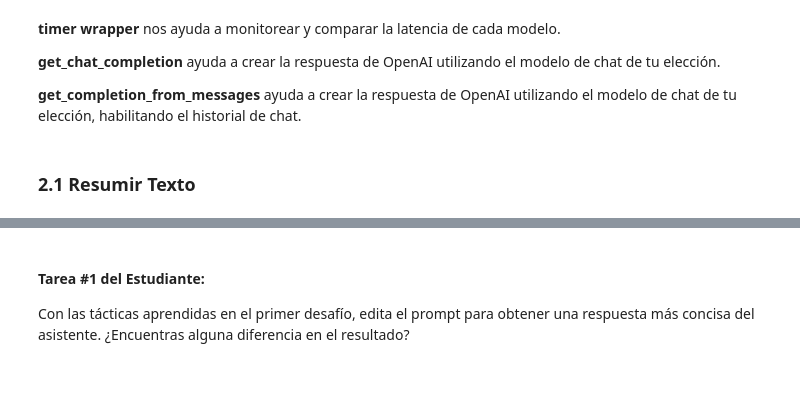
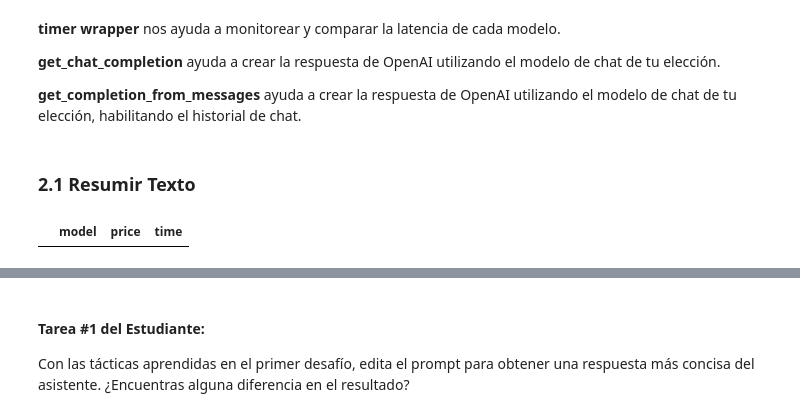
Before and after one commit to LuisCerelli/What-the-hack, a Jupyter notebook: notebooks/CH-02-ModelComparison.ipynb, the cells around one changed output, grey strips where cells are left out. Cells and saved outputs as stored; diff of their text form; code cells hidden in the pictures; blank space fills up the shorter version.

```diff
--- a/notebooks/CH-02-ModelComparison.ipynb
+++ b/notebooks/CH-02-ModelComparison.ipynb
@@ -176,5 +176,9 @@ def get_completion_from_messages(messages, model, temperature=0):
 ### 2.1 Resumir Texto
 # %%
 model_pricing = pd.DataFrame(columns=['model', 'price', 'time'])
+# %%
+model_pricing
+# %% [output]
+|  | model | price | time |
 # %%
 text = f"""
```
Also changed, not shown: parts of 18 cells of this notebook, 1 other file.
